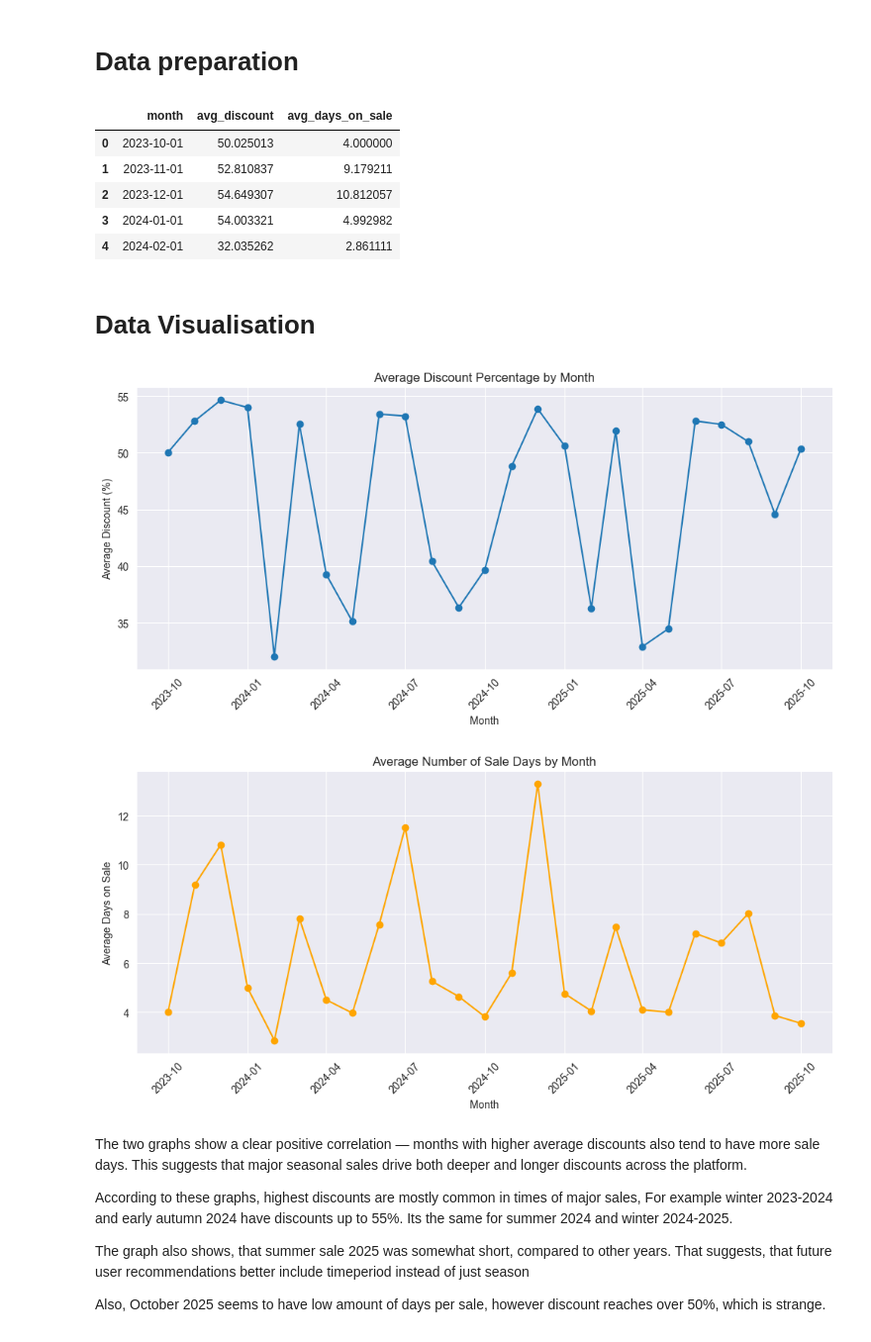
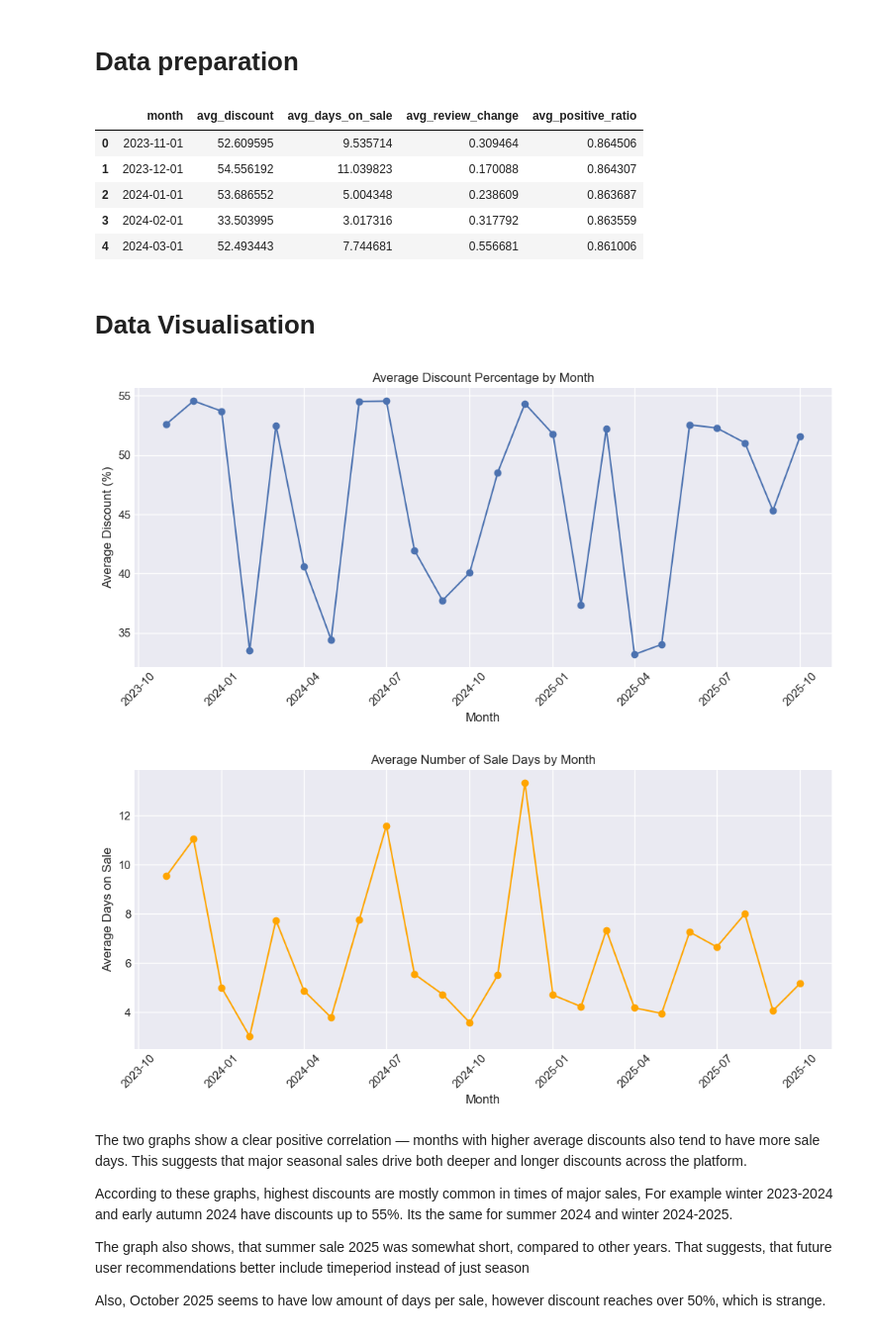
Before and after one commit to andriii0/SteamAnalyzer, a Jupyter notebook: model.ipynb, the cells around one changed output. Shown at 99% size. Saved outputs shown, nothing was run; the diff lists cells and outputs as text; code cells hidden in the pictures.

```diff
--- a/model.ipynb
+++ b/model.ipynb
@@ -16,24 +16,42 @@ from datetime import datetime
 # %% [markdown]
 # Data preparation
 # %%
-df = pd.read_csv("data/steam_prices.csv", parse_dates=["month"])
+df = pd.read_csv("data/steam_prices_reviews.csv", parse_dates=["month", "release_date"])
 
-# discount percentage
+# Discount percentage
 df["discount_percent"] = (1 - df["lowest_price"] / df["base_price"]) * 100
 
+# Days since release
+df["days_since_release"] = (df["month"] - df["release_date"]).dt.days
+
+# Review ratios
+df["positive_ratio"] = df["positive"] / df["total_reviews"]
+df["negative_ratio"] = df["negative"] / df["total_reviews"]
+
+# Convert review_change_percent from string to numeric
+df["review_change_percent"] = (
+    df["review_change_percent"]
+    .str.replace("-", "0")
+    .str.replace("%", "", regex=False)
+    .astype(float)
+)
+
+# Monthly averages
 monthly = df.groupby("month").agg(
     avg_discount=("discount_percent", "mean"),
-    avg_days_on_sale=("days_on_sale", "mean")
+    avg_days_on_sale=("days_on_sale", "mean"),
+    avg_review_change=("review_change_percent", "mean"),
+    avg_positive_ratio=("positive_ratio", "mean"),
 ).reset_index()
 
 monthly.head()
 # %% [output]
-|  | month | avg_discount | avg_days_on_sale |
-| 0 | 2023-10-01 | 50.025013 | 4.000000 |
-| 1 | 2023-11-01 | 52.810837 | 9.179211 |
-| 2 | 2023-12-01 | 54.649307 | 10.812057 |
-| 3 | 2024-01-01 | 54.003321 | 4.992982 |
-| 4 | 2024-02-01 | 32.035262 | 2.861111 |
+|  | month | avg_discount | avg_days_on_sale | avg_review_change | avg_positive_ratio |
+| 0 | 2023-11-01 | 52.609595 | 9.535714 | 0.309464 | 0.864506 |
+| 1 | 2023-12-01 | 54.556192 | 11.039823 | 0.170088 | 0.864307 |
+| 2 | 2024-01-01 | 53.686552 | 5.004348 | 0.238609 | 0.863687 |
+| 3 | 2024-02-01 | 33.503995 | 3.017316 | 0.317792 | 0.863559 |
+| 4 | 2024-03-01 | 52.493443 | 7.744681 | 0.556681 | 0.861006 |
 # %% [markdown]
 # Data Visualisation
 # %%
@@ -57,8 +75,8 @@ plt.xticks(rotation=45)
 plt.tight_layout()
 plt.show()
 # %% [output]
-[figure, old version]
+[figure, new version]
-[figure, old version]
+[figure, new version]
 # %% [markdown]
 The two graphs show a clear positive correlation — months with higher average discounts also tend to have more sale days.
 This suggests that major seasonal sales drive both deeper and longer discounts across the platform.
```
Also changed, not shown: parts of 34 cells of this notebook, 6 other files.
